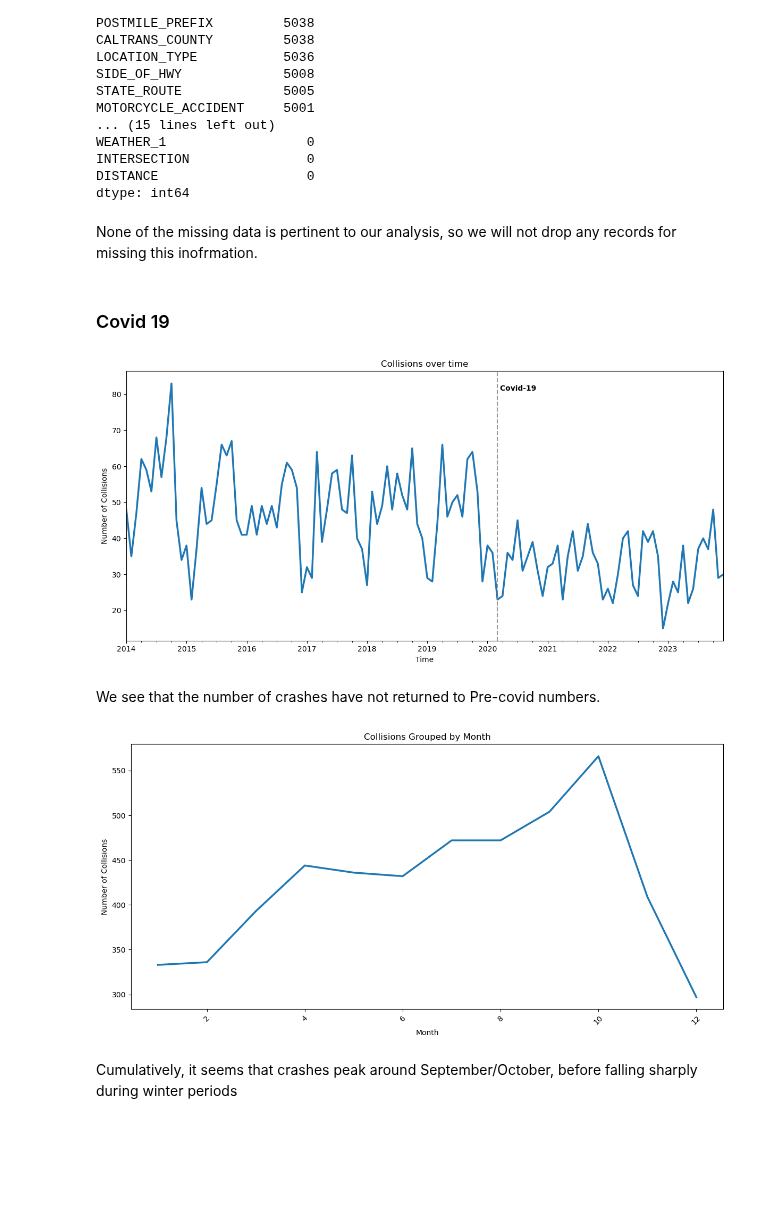
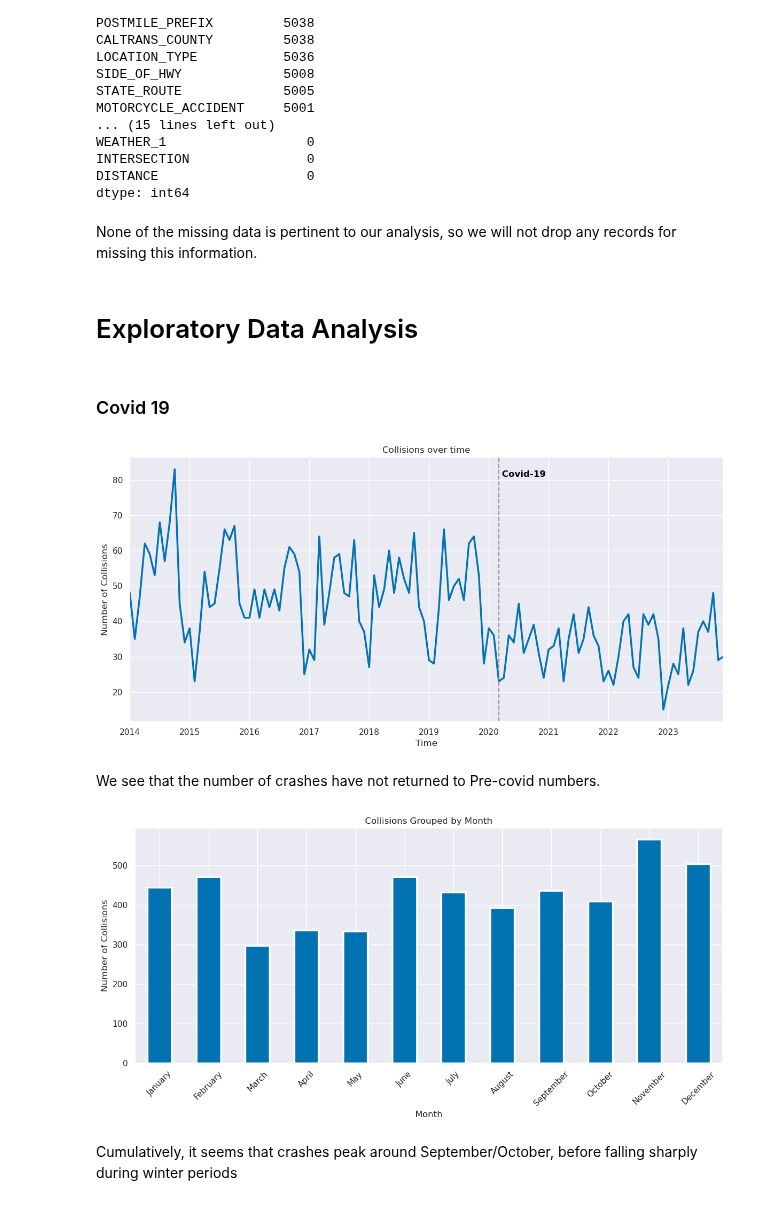
Before and after one commit to UCB-stat-159-f25/final-group07, a Jupyter notebook: data_exploration.ipynb, the cells around one changed output. Saved outputs shown, nothing was run; the diff lists cells and outputs as text; code cells hidden in the pictures; blank space fills up the shorter version.

```diff
--- a/data_exploration.ipynb
+++ b/data_exploration.ipynb
@@ -60,9 +60,14 @@ INTERSECTION               0
 DISTANCE                   0
 dtype: int64
 # %% [markdown]
-None of the missing data is pertinent to our analysis, so we will not drop any records for missing this inofrmation.
+None of the missing data is pertinent to our analysis, so we will not drop any records for missing this information.
 # %%
 crashes['COLLISION_DATE_CLEAN'] = pd.to_datetime(crashes['COLLISION_DATE'], format = 'mixed', errors = 'coerce')
+# %% [markdown]
+# Exploratory Data Analysis
+# %%
+sns.set_theme(style = "darkgrid", palette = "colorblind")
+#sns.set_context("notebook", font_scale=1.5, rc={"lines.linewidth": 2.5})
 # %% [markdown]
 ### Covid 19
 # %%
@@ -84,24 +89,29 @@ ax.set_ylabel('Number of Collisions')
 plt.tight_layout()
 plt.show()
 # %% [output]
-[figure, old version]
+[figure, new version]
 # %% [markdown]
 We see that the number of crashes have not returned to Pre-covid numbers.
 # %%
-
-monthly_crashes = crashes.groupby(crashes['COLLISION_DATE_CLEAN'].dt.month).size()
+order = [
+    "January", "February", "March", "April", "May", "June",
+    "July", "August", "September", "October", "November", "December"
+]
+monthly_crashes = crashes.groupby(crashes['COLLISION_DATE_CLEAN'].dt.month_name()).size()
 
 fig, ax = plt.subplots(figsize = (12,6))
 
-monthly_crashes.plot(kind= 'line', ax = ax, linewidth = 2.5)
+monthly_crashes.plot(kind= 'bar', ax = ax, linewidth = 2.5)
 
 ax.set_title('Collisions Grouped by Month')
 ax.set_xlabel('Month')
 ax.set_ylabel('Number of Collisions')
 plt.xticks(rotation=45)
+ax.set_xticks(range(len(order)))
+ax.set_xticklabels(order)
 plt.tight_layout()
 plt.show()
 # %% [output]
-[figure, old version]
+[figure, new version]
 # %% [markdown]
 Cumulatively, it seems that crashes peak around September/October, before falling sharply during winter periods
```
Also changed, not shown: parts of 10 cells of this notebook.
